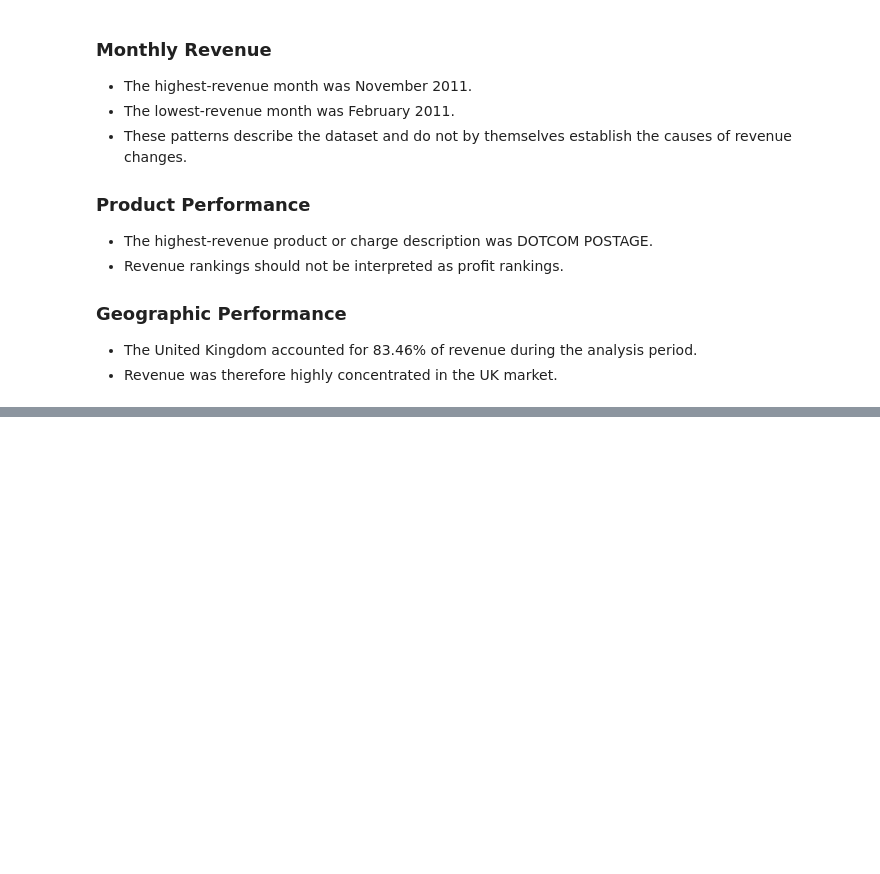
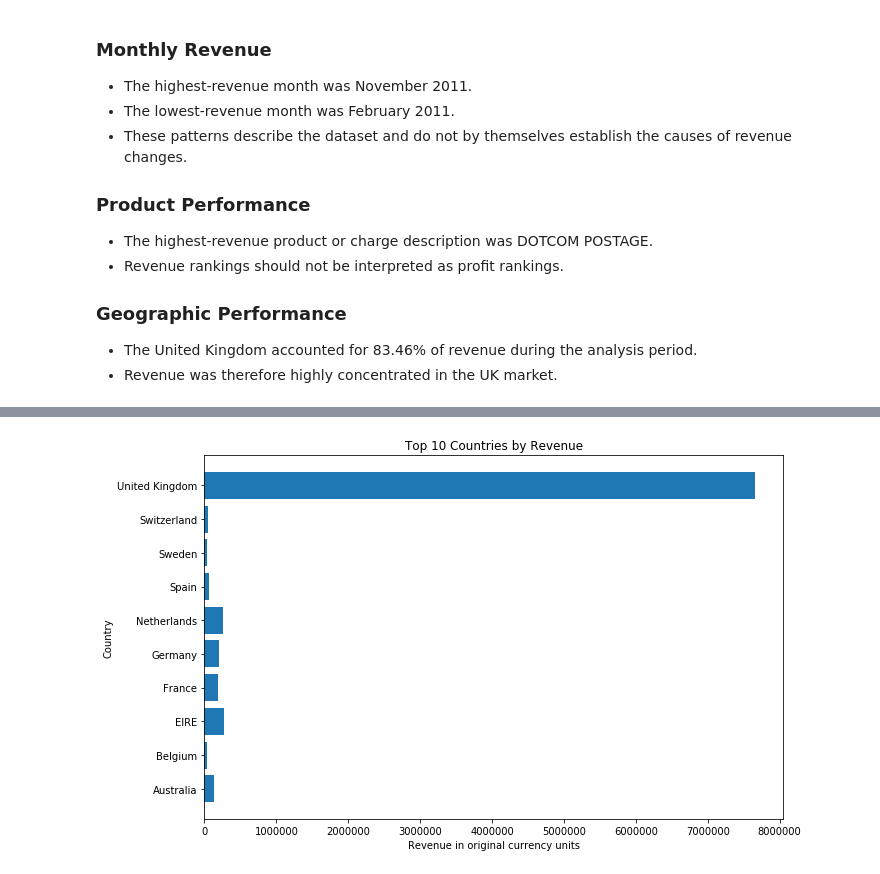
Before and after one commit to LJH666-L/online-retail-sales-analysis, a Jupyter notebook: retail_sales_analysis.ipynb, the cells around one changed output, grey strips where cells are left out. Cells and saved outputs as stored; diff of their text form; code cells hidden in the pictures; blank space fills up the shorter version.

```diff
--- a/retail_sales_analysis.ipynb
+++ b/retail_sales_analysis.ipynb
@@ -507,0 +591,26 @@ UK revenue share (%): 83.46
+# %%
+country_plot = country_table.head(10).sort_values(
+    "Revenue",
+    ascending=True
+)
+
+plt.figure(figsize=(10, 6))
+
+plt.barh(
+    country_plot["Country"],
+    country_plot["Revenue"]
+)
+
+plt.title("Top 10 Countries by Revenue")
+plt.xlabel("Revenue in original currency units")
+plt.ylabel("Country")
+plt.tight_layout()
+
+plt.savefig(
+    "../charts/country_revenue.png",
+    dpi=150
+)
+
+plt.show()
+# %% [output]
+[figure, added]
```
Also changed, not shown: parts of 8 cells of this notebook, 3 other files.
